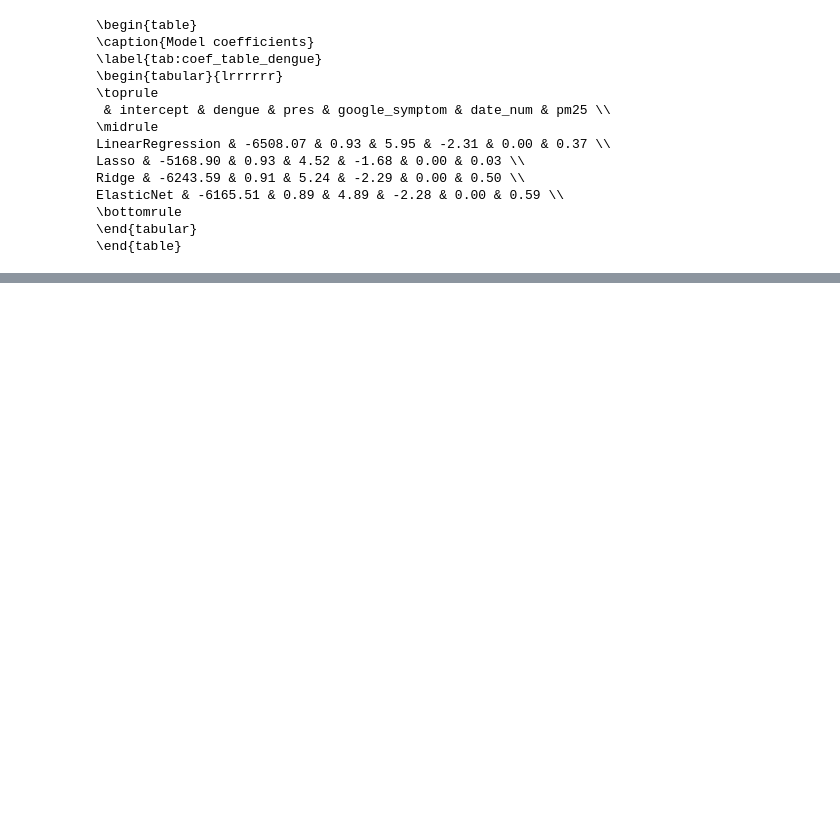
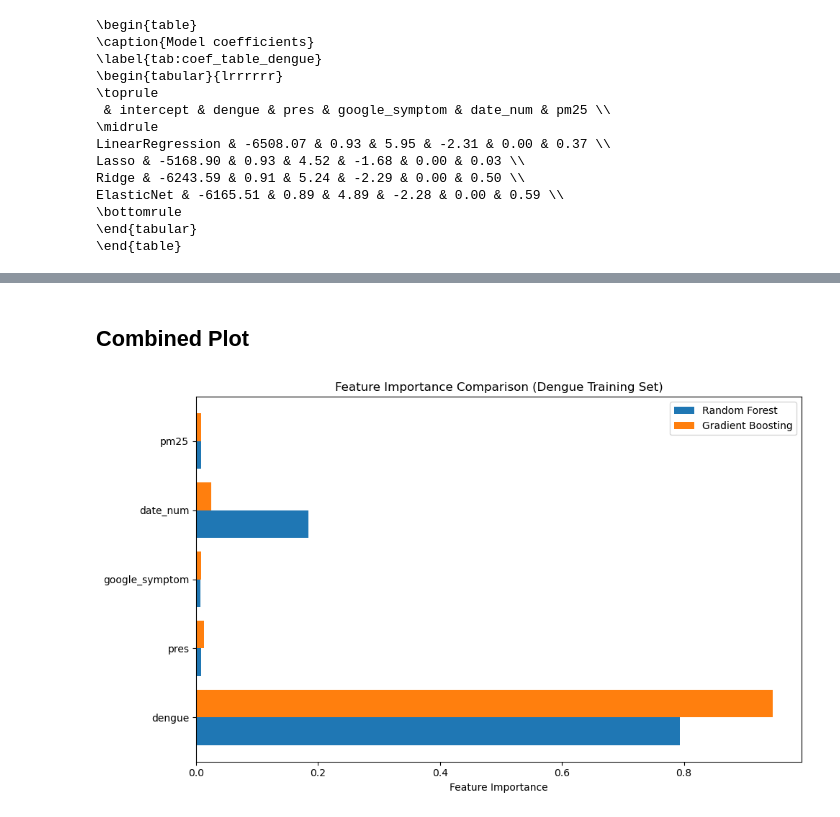
Before and after one commit to danielgvb/thesis, a Jupyter notebook: modelling/09.3_Multivariate_epidemics_clean.ipynb, the cells around one changed output, grey strips where cells are left out. Drawn from its saved outputs; the diff is of its cells as text; code cells hidden in the pictures; blank space fills up the shorter version.

```diff
--- a/modelling/09.3_Multivariate_epidemics_clean.ipynb
+++ b/modelling/09.3_Multivariate_epidemics_clean.ipynb
@@ -1763,0 +1986,31 @@ ElasticNet & -6165.51 & 0.89 & 4.89 & -2.28 & 0.00 & 0.59 \\
+# %% [markdown]
+## Combined Plot
+# %%
+# Extract importances and feature names
+importances_rf = best_rf.feature_importances_
+importances_gb = best_gb.feature_importances_
+feat_names     = X_train.columns.tolist()
+
+# Prepare positions for grouped bars
+y_pos = np.arange(len(feat_names))
+height = 0.4
+
+fig, ax = plt.subplots(figsize=(10, 6))
+
+# Plot grouped horizontal bars
+ax.barh(y_pos - height/2, importances_rf, height=height, label="Random Forest")
+ax.barh(y_pos + height/2, importances_gb, height=height, label="Gradient Boosting")
+
+# Labeling
+ax.set_yticks(y_pos)
+ax.set_yticklabels(feat_names)
+ax.set_xlabel("Feature Importance")
+ax.set_title("Feature Importance Comparison (Dengue Training Set)")
+ax.legend()
+
+plt.tight_layout()
+# save to pdf
+plt.savefig('../latex_plots/feature_importance_dengue.pdf', bbox_inches='tight')
+plt.show()
+# %% [output]
+[figure, added]
```
Also changed, not shown: parts of 5 cells of this notebook, 11 other files.
